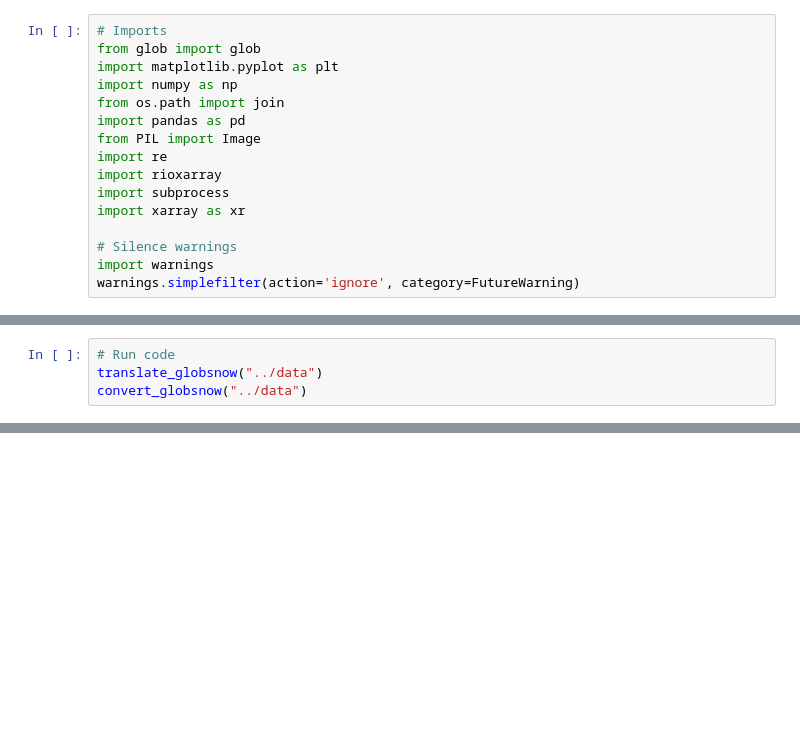
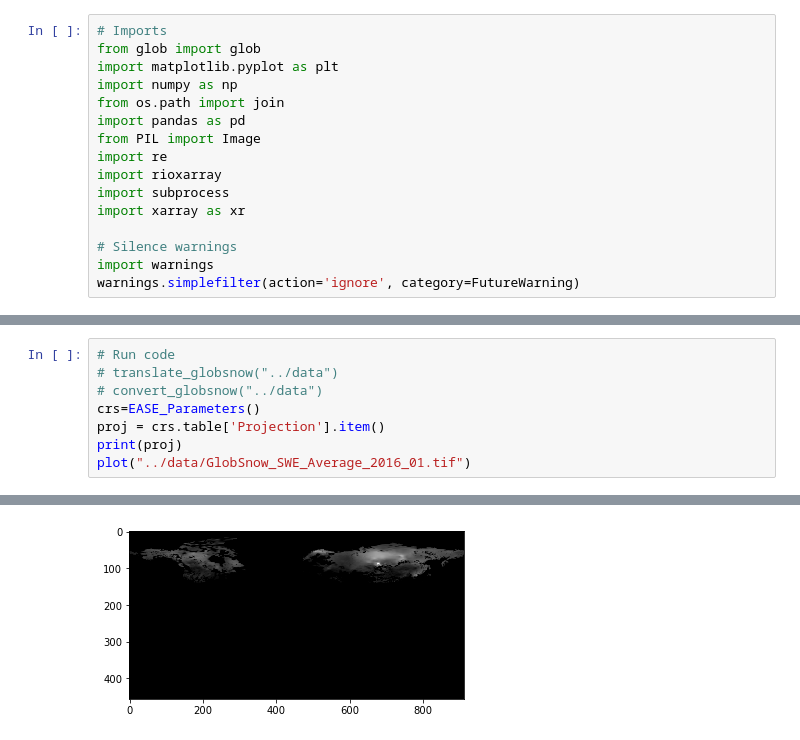
Before and after one commit to geohackweek/ghw2019_SnowAtlas, a Jupyter notebook: notebooks/SnowAtlas.ipynb, the cells around one changed output, grey strips where cells are left out. Saved outputs shown, nothing was run; the diff lists cells and outputs as text; blank space fills up the shorter version.

```diff
--- a/notebooks/SnowAtlas.ipynb
+++ b/notebooks/SnowAtlas.ipynb
@@ -143,4 +226,9 @@ def plot_tiff(filename):
 # %%
 # Run code
-translate_globsnow("../data")
-convert_globsnow("../data")
+# translate_globsnow("../data")
+# convert_globsnow("../data")
+crs=EASE_Parameters()
+proj = crs.table['Projection'].item()
+print(proj)
+plot("../data/GlobSnow_SWE_Average_2016_01.tif")
+# %% [output]
@@ -146,0 +236 @@ convert_globsnow("../data")
+[figure, added]
```
Also changed, not shown: parts of 10 cells of this notebook.
